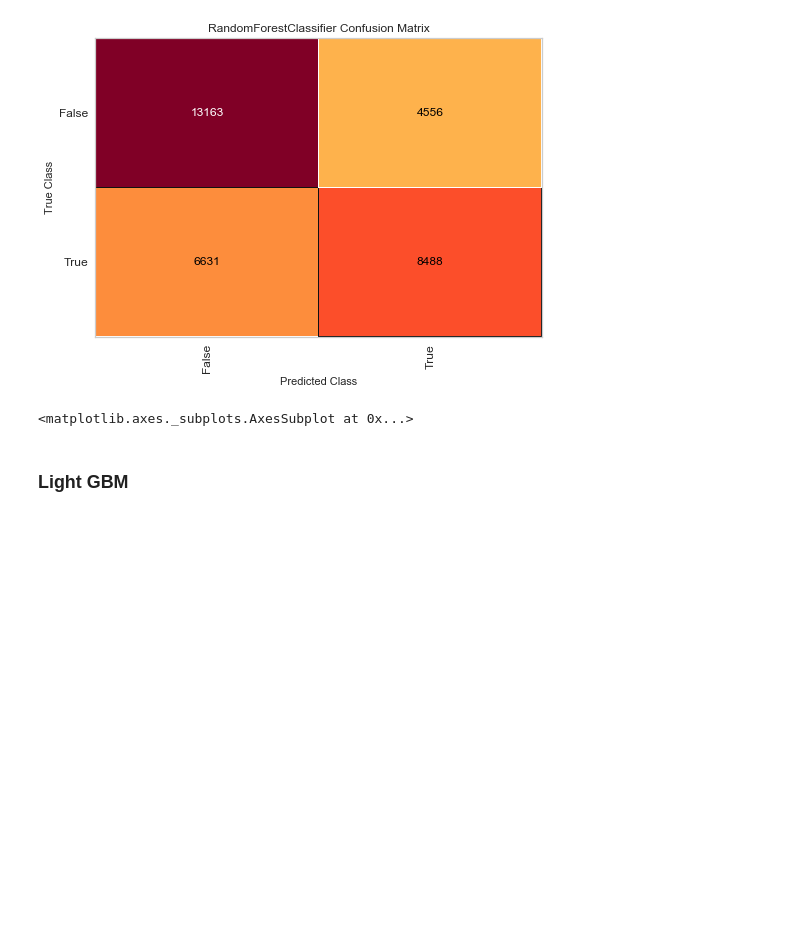
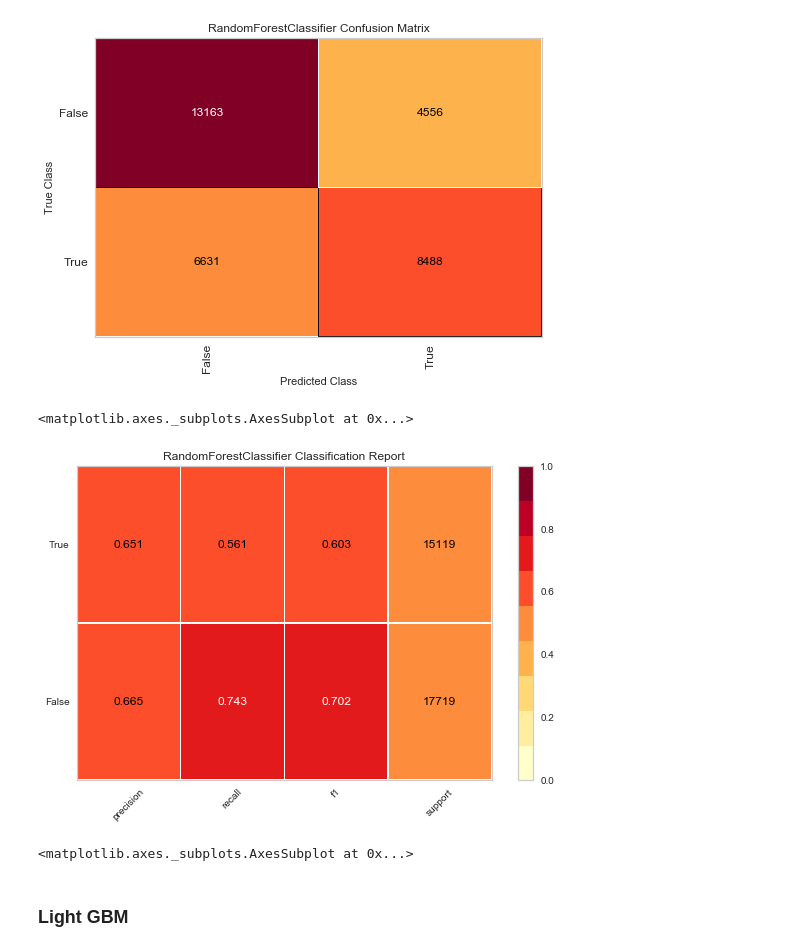
Before and after one commit to dwitten392/Springboard---DW, a Jupyter notebook: Capstone 1 - Kickstarter/Kickstart Projects - Final Cleaned Code.ipynb, the cells around one changed output. Drawn from its saved outputs; the diff is of its cells as text; code cells hidden in the pictures; blank space fills up the shorter version.

```diff
--- a/Capstone 1 - Kickstarter/Kickstart Projects - Final Cleaned Code.ipynb
+++ b/Capstone 1 - Kickstarter/Kickstart Projects - Final Cleaned Code.ipynb
@@ -1230,6 +1230,17 @@ knn_cm.show()
 # %% [output]
 [figure]
 <matplotlib.axes._subplots.AxesSubplot at 0x...>
+# %%
+from yellowbrick.classifier import ClassificationReport
+model = rf
+visualizer = ClassificationReport(model, support=True)
+
+visualizer.fit(train_features, train_labels)        # Fit the visualizer and the model
+visualizer.score(test_features, test_labels)        # Evaluate the model on the test data
+visualizer.show()
+# %% [output]
+[figure, added]
+<matplotlib.axes._subplots.AxesSubplot at 0x...>
 # %% [markdown]
 ### Light GBM
 # %% [markdown]
```
Also changed, not shown: parts of 1 cell of this notebook.
